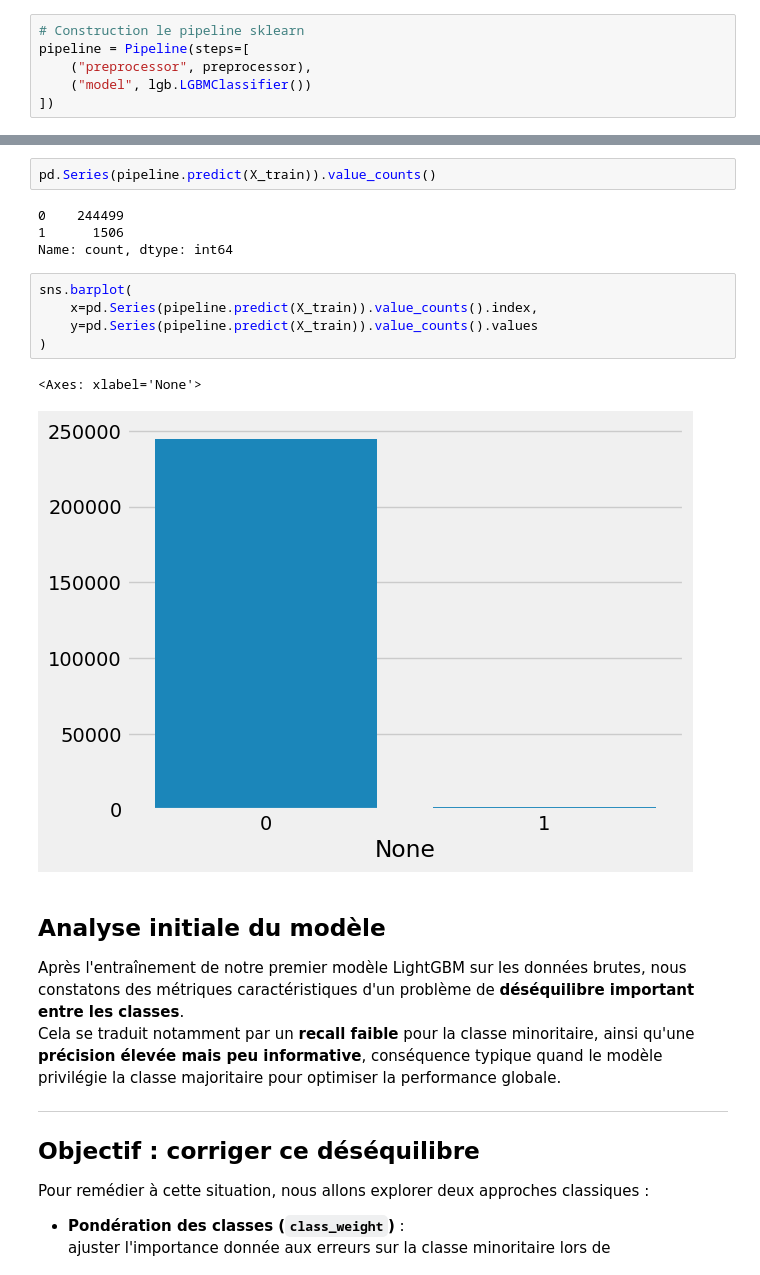
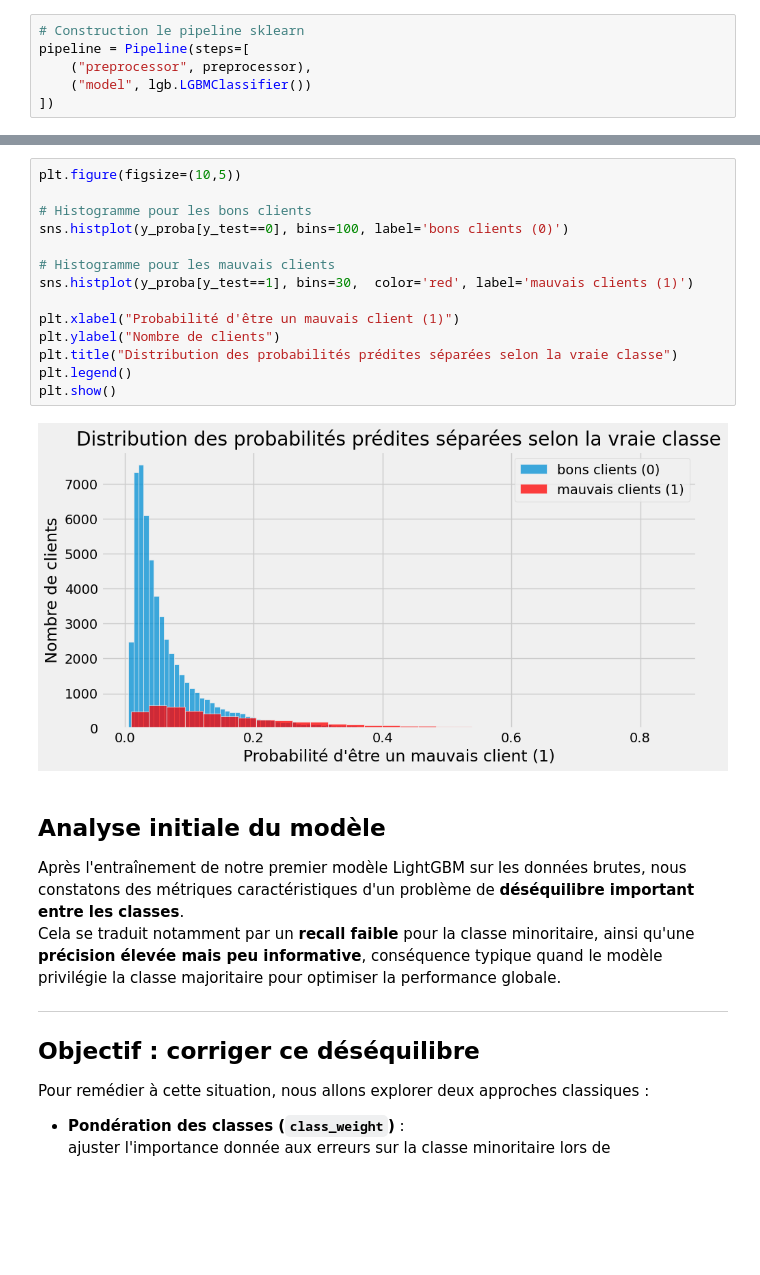
Before and after one commit to sabriatl/Dashboard-Prediction-du-risque-de-defaut-de-paiement, a Jupyter notebook: notebooks_projet/projet_7_notebook.ipynb, the cells around one changed output, grey strips where cells are left out. Saved outputs shown, nothing was run; the diff lists cells and outputs as text; blank space fills up the shorter version.

```diff
--- a/notebooks_projet/projet_7_notebook.ipynb
+++ b/notebooks_projet/projet_7_notebook.ipynb
@@ -949,17 +1030,19 @@ sns.histplot(pipeline.predict_proba(X_train)[:,1])
-# %%
-pd.Series(pipeline.predict(X_train)).value_counts()
-# %% [output]
-0    244499
-1      1506
-Name: count, dtype: int64
-# %%
-sns.barplot(
-    x=pd.Series(pipeline.predict(X_train)).value_counts().index,
-    y=pd.Series(pipeline.predict(X_train)).value_counts().values
-)
-# %% [output]
-<Axes: xlabel='None'>
-[figure, removed]
+# %%
+plt.figure(figsize=(10,5))
+
+# Histogramme pour les bons clients
+sns.histplot(y_proba[y_test==0], bins=100, label='bons clients (0)')
+
+# Histogramme pour les mauvais clients
+sns.histplot(y_proba[y_test==1], bins=30,  color='red', label='mauvais clients (1)')
+
+plt.xlabel("Probabilité d'être un mauvais client (1)")
+plt.ylabel("Nombre de clients")
+plt.title("Distribution des probabilités prédites séparées selon la vraie classe")
+plt.legend()
+plt.show()
+# %% [output]
+[figure, added]
 # %% [markdown]
 ## Analyse initiale du modèle
 
```
Also changed, not shown: parts of 37 cells of this notebook.
